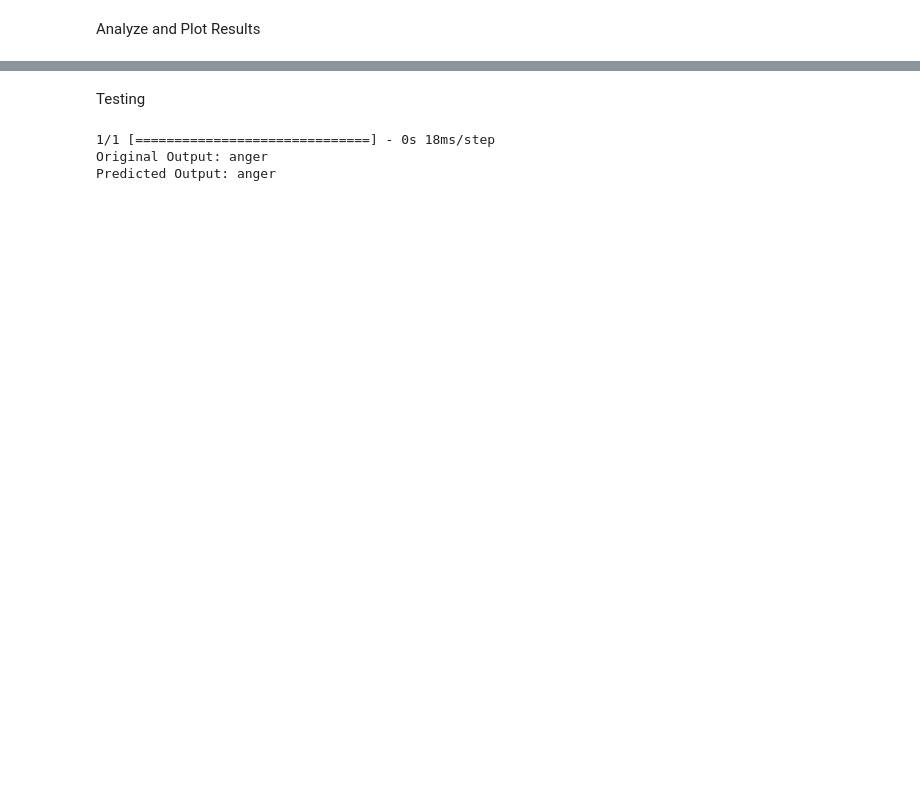
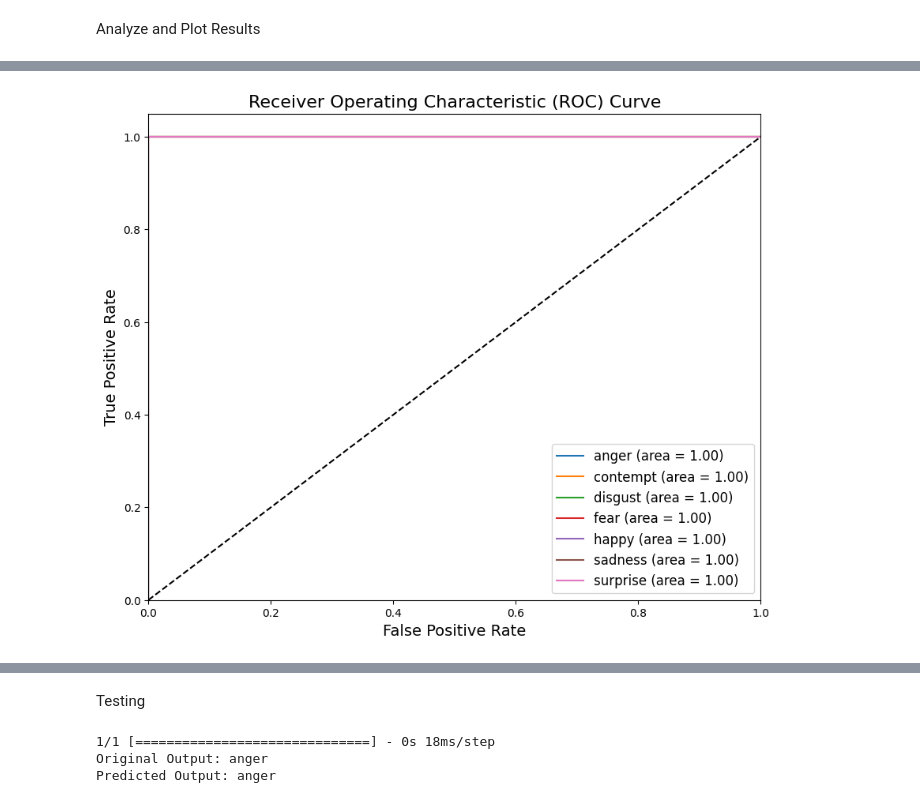
Before and after one commit to Ved204/CP468-Facial-Recognition, a Jupyter notebook: colab.ipynb, the cells around one changed output, grey strips where cells are left out. Saved outputs shown, nothing was run; the diff lists cells and outputs as text; code cells hidden in the pictures; blank space fills up the shorter version.

Commit message:
add even more graphs

```diff
--- a/colab.ipynb
+++ b/colab.ipynb
@@ -274,3 +306,30 @@ Text(0.5, 0.92, 'Lineplots showing loss and accuracy of CNN model by epochs')
+# %%
+from sklearn.metrics import roc_auc_score, roc_curve, auc
+
+# Compute ROC and AUC
+fpr = {}
+tpr = {}
+roc_auc = {}
+
+for i in range(num_of_classes):
+    fpr[i], tpr[i], _ = roc_curve(Y_test[:, i], y_pred[:, i])
+    roc_auc[i] = auc(fpr[i], tpr[i])
+
+# Plot ROC curve
+plt.figure(figsize=(10, 8))
+for i in range(num_of_classes):
+    plt.plot(fpr[i], tpr[i], label=f'{original_label_mapping[i]} (area = {roc_auc[i]:.2f})')
+
+plt.plot([0, 1], [0, 1], 'k--')
+plt.xlim([0.0, 1.0])
+plt.ylim([0.0, 1.05])
+plt.xlabel('False Positive Rate', fontsize=14)
+plt.ylabel('True Positive Rate', fontsize=14)
+plt.title('Receiver Operating Characteristic (ROC) Curve', fontsize=16)
+plt.legend(loc="lower right", fontsize=12)
+plt.show()
+# %% [output]
+[figure, added]
 # %%
 from sklearn.metrics import confusion_matrix, ConfusionMatrixDisplay
 
```
Also changed, not shown: parts of 51 cells of this notebook.
